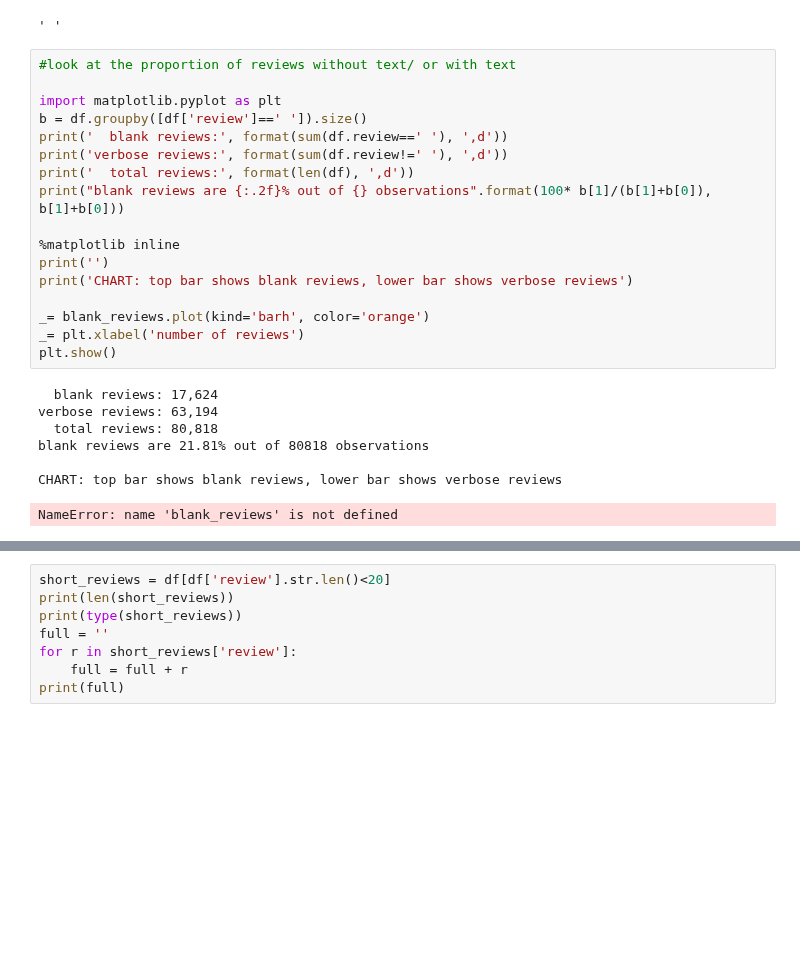
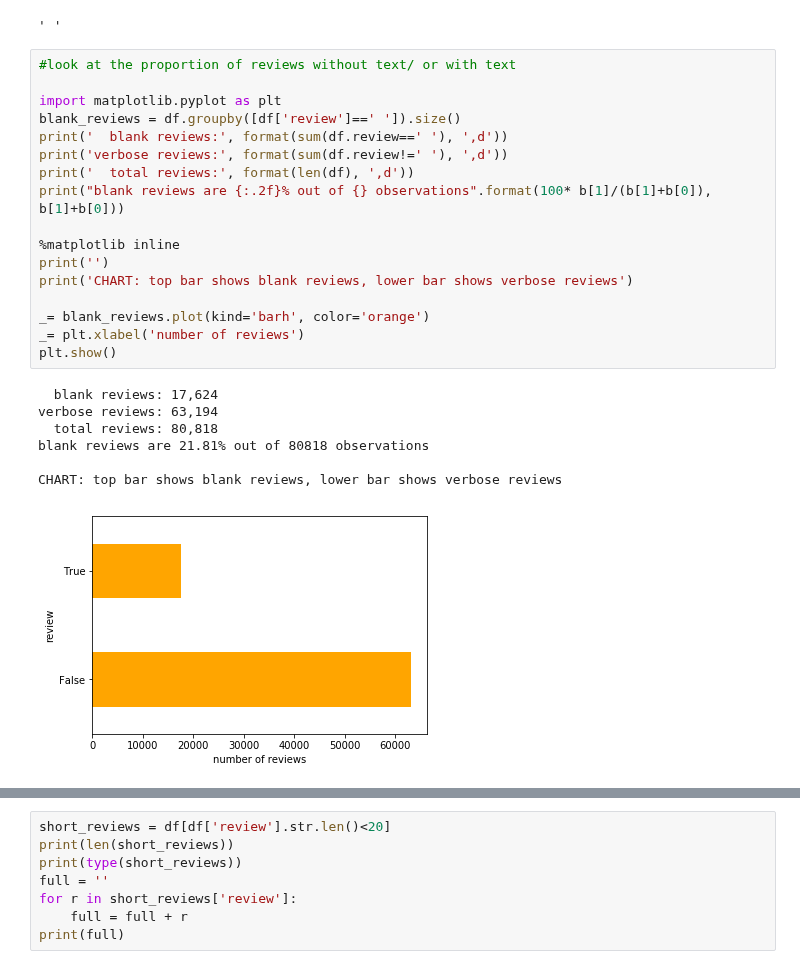
Before and after one commit to misterhappy2/beer, a Jupyter notebook: EDA.ipynb, the cells around one changed output, grey strips where cells are left out. Cells and saved outputs as stored; diff of their text form; blank space fills up the shorter version.

```diff
--- a/EDA.ipynb
+++ b/EDA.ipynb
@@ -45,28 +53,28 @@ df['review'][10]
 # %%
 #look at the proportion of reviews without text/ or with text
 
 import matplotlib.pyplot as plt
-b = df.groupby([df['review']==' ']).size()
+blank_reviews = df.groupby([df['review']==' ']).size()
 print('  blank reviews:', format(sum(df.review==' '), ',d'))
 print('verbose reviews:', format(sum(df.review!=' '), ',d'))
 print('  total reviews:', format(len(df), ',d'))
 print("blank reviews are {:.2f}% out of {} observations".format(100* b[1]/(b[1]+b[0]), b[1]+b[0]))
 
 %matplotlib inline
 print('')
 print('CHART: top bar shows blank reviews, lower bar shows verbose reviews')
 
 _= blank_reviews.plot(kind='barh', color='orange')
 _= plt.xlabel('number of reviews')
 plt.show()
 # %% [output]
   blank reviews: 17,624
 verbose reviews: 63,194
   total reviews: 80,818
 blank reviews are 21.81% out of 80818 observations
 
 CHART: top bar shows blank reviews, lower bar shows verbose reviews
-NameError: name 'blank_reviews' is not defined
+[figure, added]
 # %%
 # review length distribution.
 #
```
Also changed, not shown: parts of 12 cells of this notebook.
